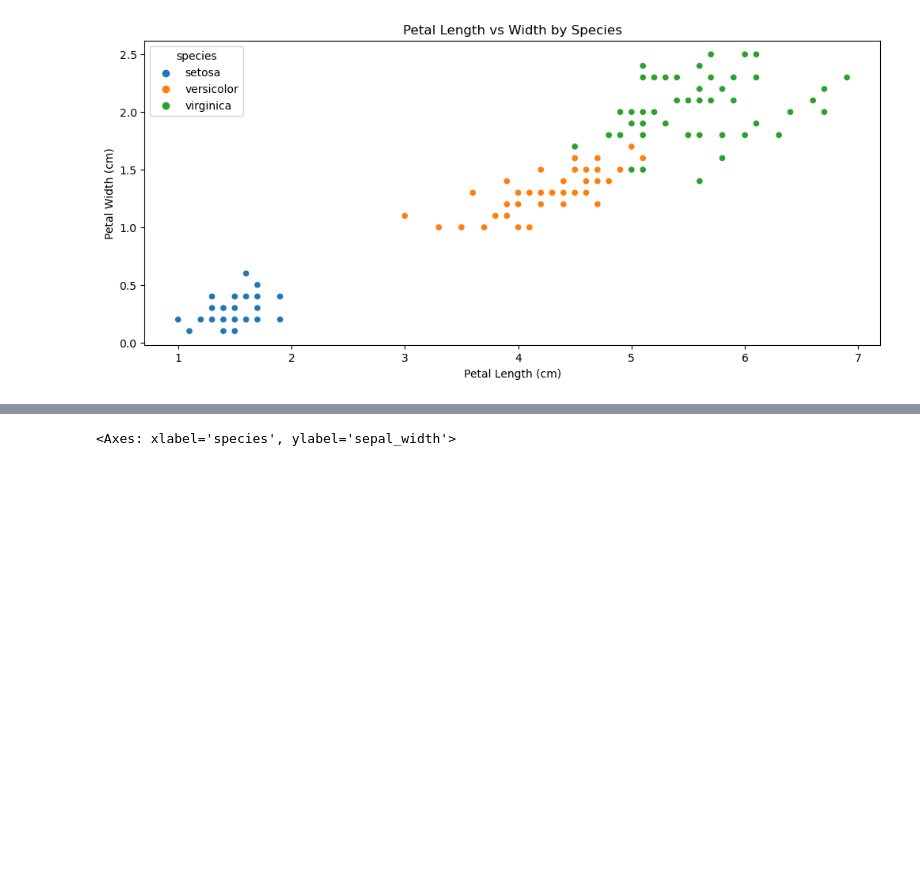
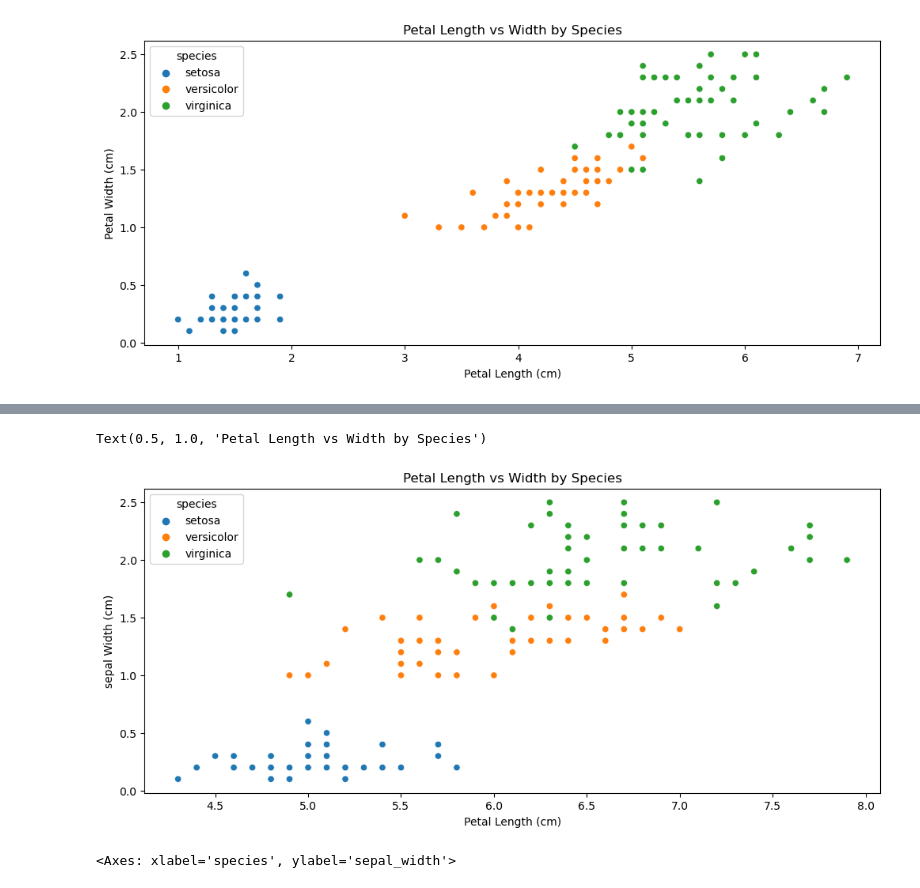
Before and after one commit to Aakashkhanal/iris_classification, a Jupyter notebook: main.ipynb, the cells around one changed output, grey strips where cells are left out. Cells and saved outputs as stored; diff of their text form; code cells hidden in the pictures; blank space fills up the shorter version.

```diff
--- a/main.ipynb
+++ b/main.ipynb
@@ -94,3 +136,18 @@ Text(0.5, 1.0, 'Petal Length vs Width by Species')
+# %%
+# Create a scatterplot with hue to separate species
+plt.figure(figsize=(12, 5))
+
+sns.scatterplot(data=df, x='sepal_length', y='petal_width', hue='species')
+
+
+
+# Add labels and title
+plt.xlabel('Petal Length (cm)')
+plt.ylabel('sepal Width (cm)')
+plt.title('Petal Length vs Width by Species')
+# %% [output]
+Text(0.5, 1.0, 'Petal Length vs Width by Species')
+[figure, added]
 # %%
 plt.figure(figsize=(15,10))
 plt.subplot(2,2,1)
```
Also changed, not shown: parts of 19 cells of this notebook, 1 other file.
